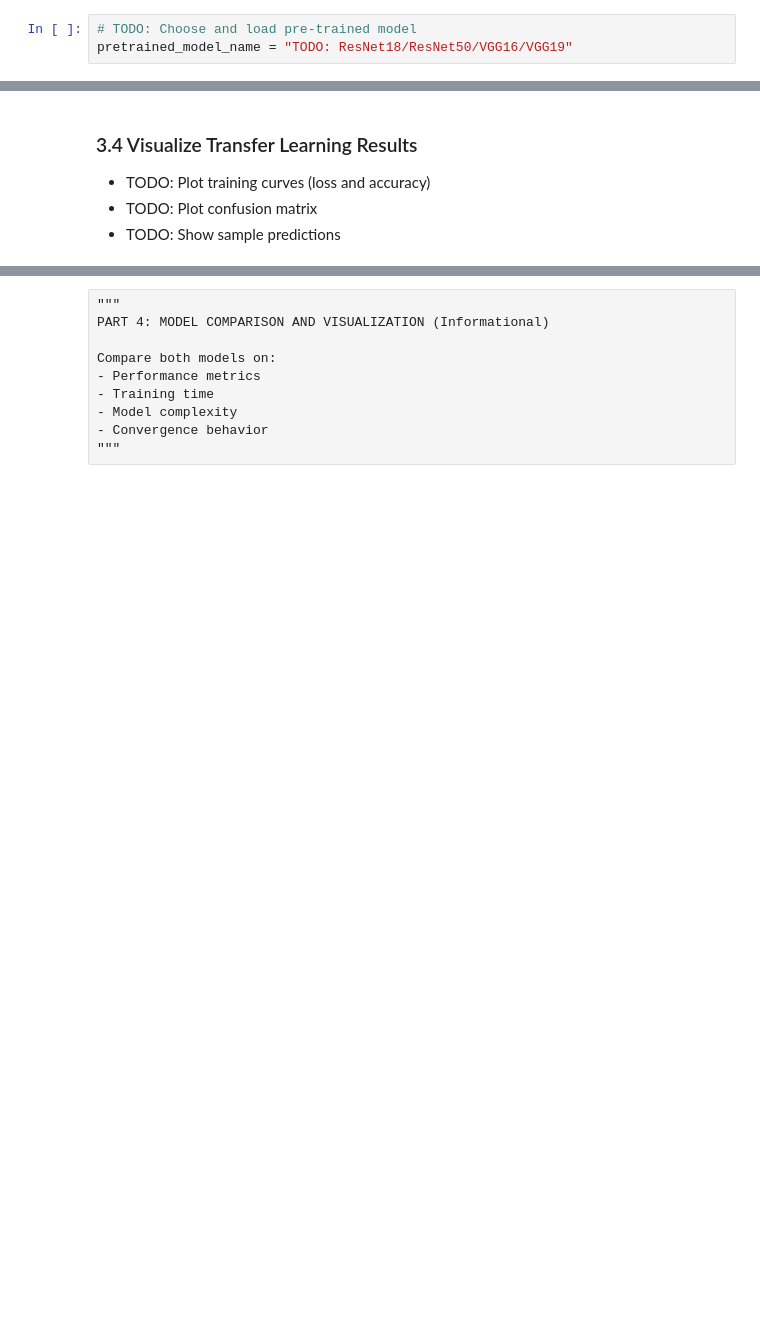
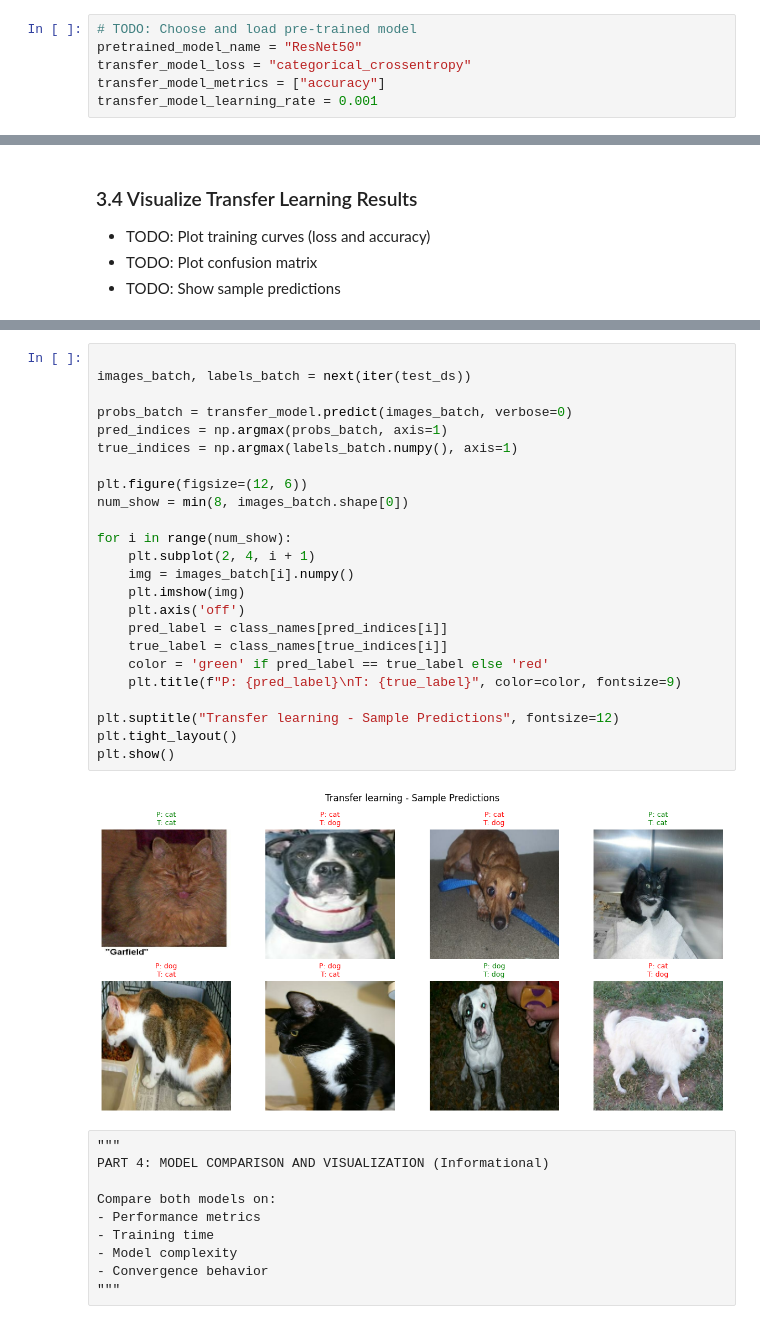
Before and after one commit to shreya1110-dev/MTechCodeFiles, a Jupyter notebook: Assignments/Sem1/DeepNeuralNetworks/Assignment2/2025AA05656_cnn_assignment.ipynb, the cells around one changed output, grey strips where cells are left out. Cells and saved outputs as stored; diff of their text form; blank space fills up the shorter version.

```diff
--- a/Assignments/Sem1/DeepNeuralNetworks/Assignment2/2025AA05656_cnn_assignment.ipynb
+++ b/Assignments/Sem1/DeepNeuralNetworks/Assignment2/2025AA05656_cnn_assignment.ipynb
@@ -546,6 +622,9 @@ print("TRANSFER LEARNING IMPLEMENTATION")
 # %%
 # TODO: Choose and load pre-trained model
-pretrained_model_name = "TODO: ResNet18/ResNet50/VGG16/VGG19"
+pretrained_model_name = "ResNet50"
+transfer_model_loss = "categorical_crossentropy"
+transfer_model_metrics = ["accuracy"]
+transfer_model_learning_rate = 0.001
 # %%
 def build_transfer_learning_model(base_model_name, input_shape, n_classes):
     """
@@ -631,3 +801,29 @@ print(f"F1-Score:  {tl_f1:.4f}")
+# %%
+
+images_batch, labels_batch = next(iter(test_ds))
+
+probs_batch = transfer_model.predict(images_batch, verbose=0)
+pred_indices = np.argmax(probs_batch, axis=1)
+true_indices = np.argmax(labels_batch.numpy(), axis=1)
+
+plt.figure(figsize=(12, 6))
+num_show = min(8, images_batch.shape[0])
+
+for i in range(num_show):
+    plt.subplot(2, 4, i + 1)
+    img = images_batch[i].numpy()
+    plt.imshow(img)
+    plt.axis('off')
+    pred_label = class_names[pred_indices[i]]
+    true_label = class_names[true_indices[i]]
+    color = 'green' if pred_label == true_label else 'red'
+    plt.title(f"P: {pred_label}\nT: {true_label}", color=color, fontsize=9)
+
+plt.suptitle("Transfer learning - Sample Predictions", fontsize=12)
+plt.tight_layout()
+plt.show()
+# %% [output]
+[figure, added]
 # %% [raw]
 """
 PART 4: MODEL COMPARISON AND VISUALIZATION (Informational)
```
Also changed, not shown: parts of 49 cells of this notebook, 1 other file.
